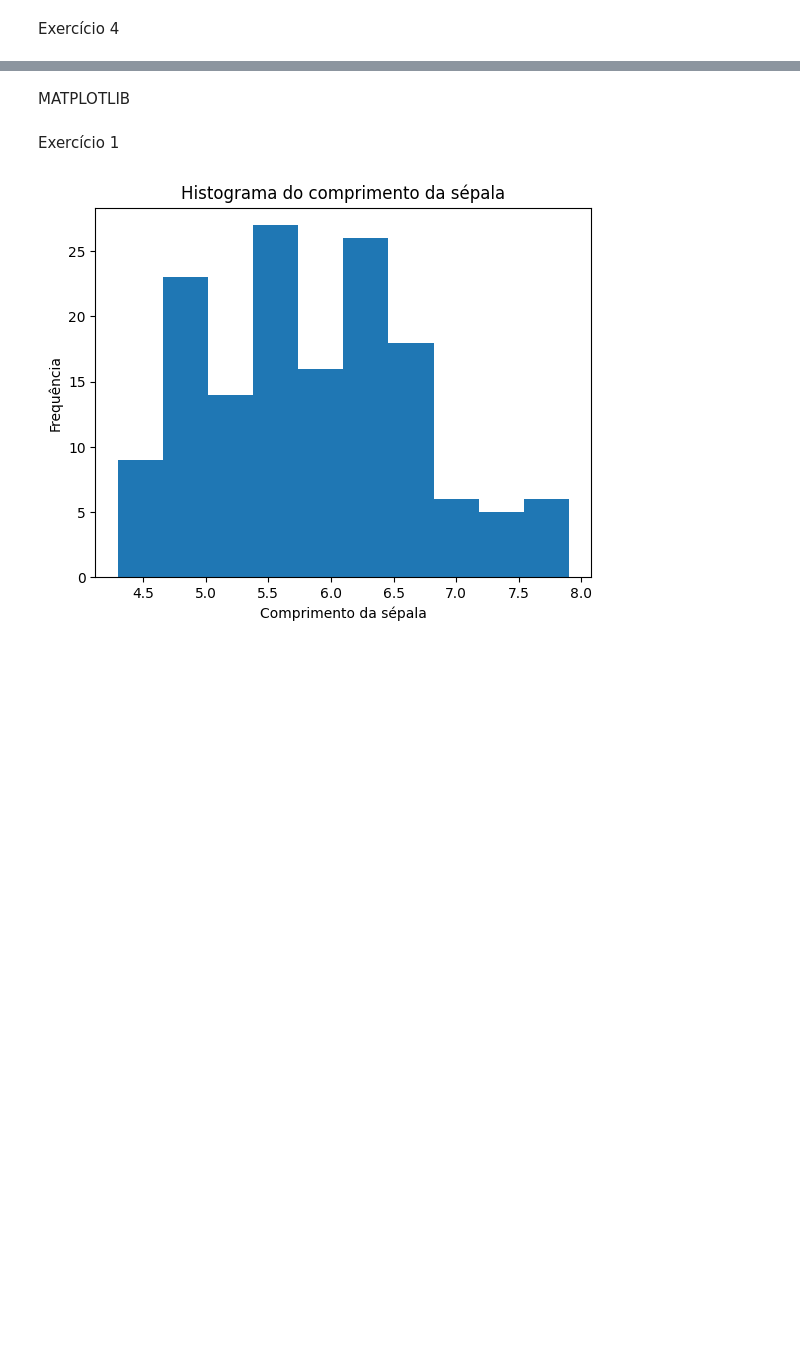
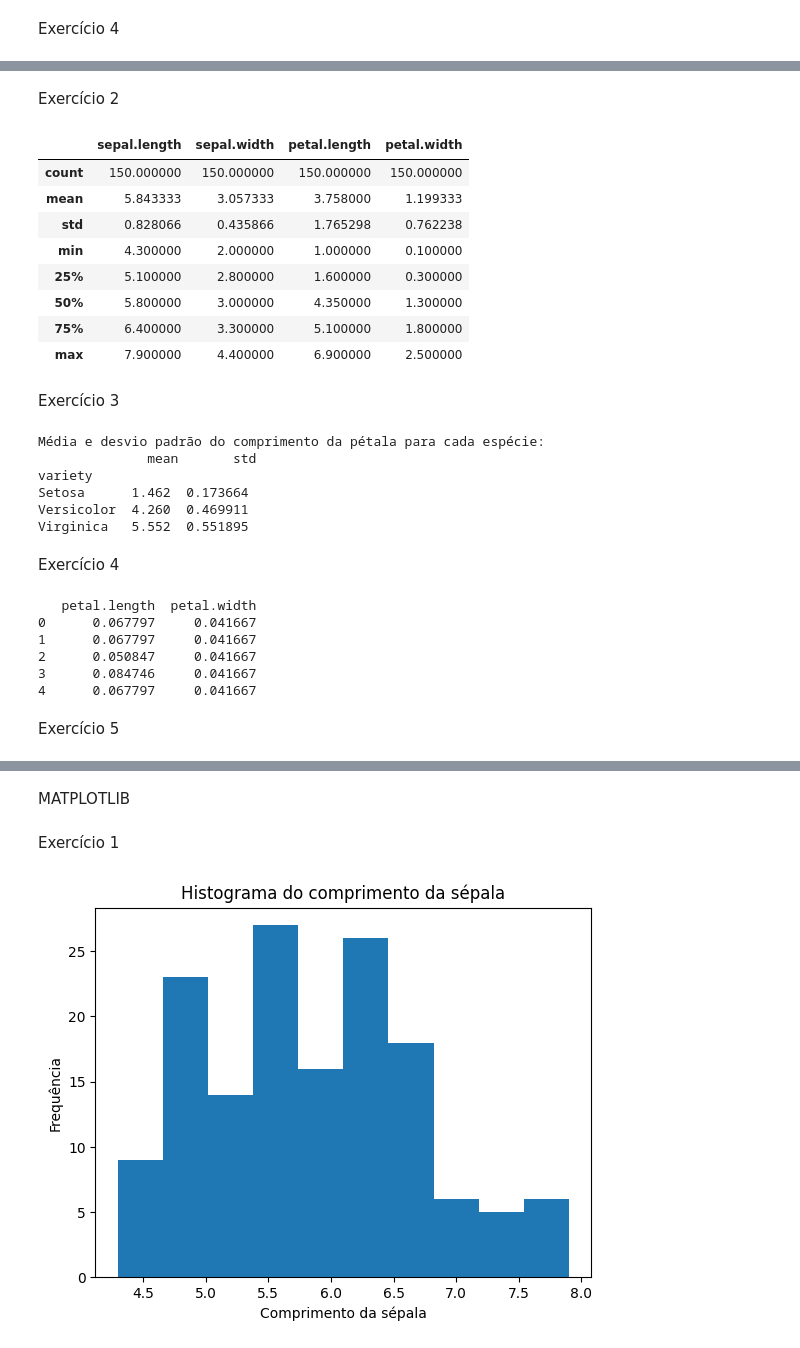
Before and after one commit to muvilani/perspectiva_ciencias_dados_mc, a Jupyter notebook: Lab/Lab0_Revisao2.ipynb, the cells around one changed output, grey strips where cells are left out. Cells and saved outputs as stored; diff of their text form; code cells hidden in the pictures; blank space fills up the shorter version.

```diff
--- a/Lab/Lab0_Revisao2.ipynb
+++ b/Lab/Lab0_Revisao2.ipynb
@@ -216,0 +353,11 @@ Exercício 4
+# %%
+import pandas as pd
+
+dados = pd.read_csv("C:/Users/muvil/Downloads/iris.csv")
+head = dados.head()
+print(head)
+
+tipos_dados = dados.info()
+print(tipos_dados)
+na_dados = dados.isna()
+print(na_dados)
@@ -216,0 +382,41 @@ Exercício 4
+# %% [markdown]
+Exercício 2
+# %%
+dados.describe()
+# %% [output]
+|  | sepal.length | sepal.width | petal.length | petal.width |
+| count | 150.000000 | 150.000000 | 150.000000 | 150.000000 |
+| mean | 5.843333 | 3.057333 | 3.758000 | 1.199333 |
+| std | 0.828066 | 0.435866 | 1.765298 | 0.762238 |
+| min | 4.300000 | 2.000000 | 1.000000 | 0.100000 |
+| 25% | 5.100000 | 2.800000 | 1.600000 | 0.300000 |
+| 50% | 5.800000 | 3.000000 | 4.350000 | 1.300000 |
+| 75% | 6.400000 | 3.300000 | 5.100000 | 1.800000 |
+| max | 7.900000 | 4.400000 | 6.900000 | 2.500000 |
+# %% [markdown]
+Exercício 3
+# %%
+agrupando_variedade = dados.groupby("variety")["petal.length"].agg(['mean', 'std'])
+print("Média e desvio padrão do comprimento da pétala para cada espécie:\n", agrupando_variedade)
+# %% [output]
+Média e desvio padrão do comprimento da pétala para cada espécie:
+              mean       std
+variety
+Setosa      1.462  0.173664
+Versicolor  4.260  0.469911
+Virginica   5.552  0.551895
+# %% [markdown]
+Exercício 4
+# %%
+data_frame = dados[['petal.length', 'petal.width']]
+normalizado = data_frame.apply(lambda x: (x - x.min()) / (x.max() - x.min()))
+print(normalizado.head())
+# %% [output]
+   petal.length  petal.width
+0      0.067797     0.041667
+1      0.067797     0.041667
+2      0.050847     0.041667
+3      0.084746     0.041667
+4      0.067797     0.041667
+# %% [markdown]
+Exercício 5
```
Also changed, not shown: parts of 25 cells of this notebook, 2 other files.
